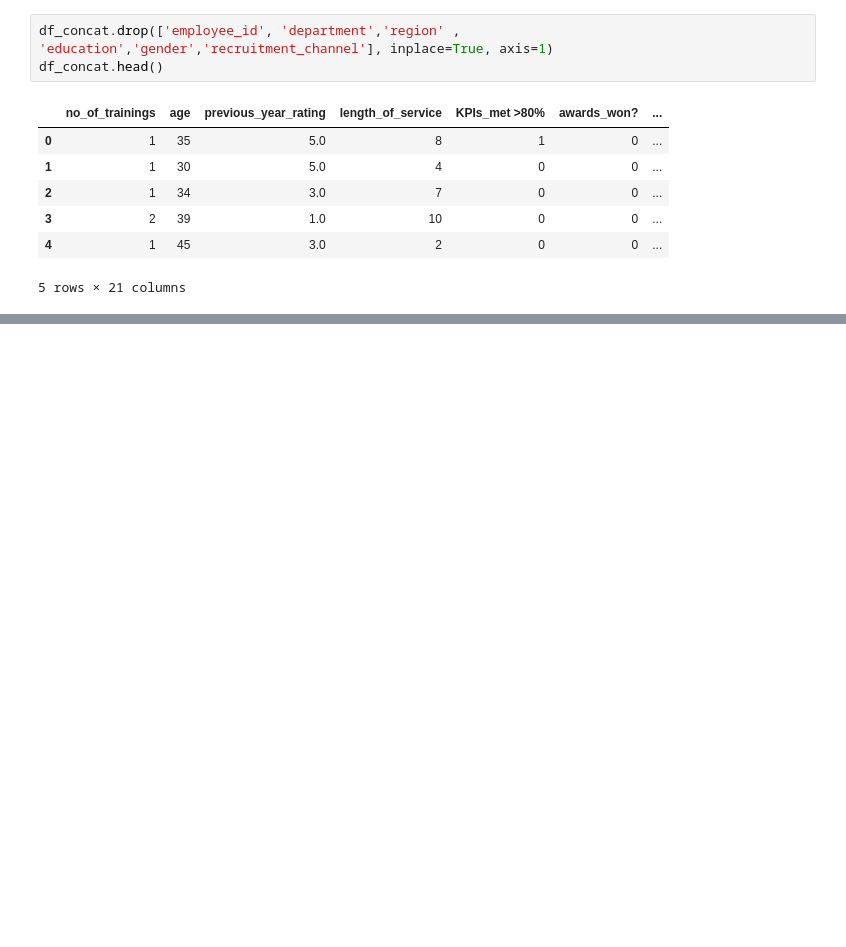
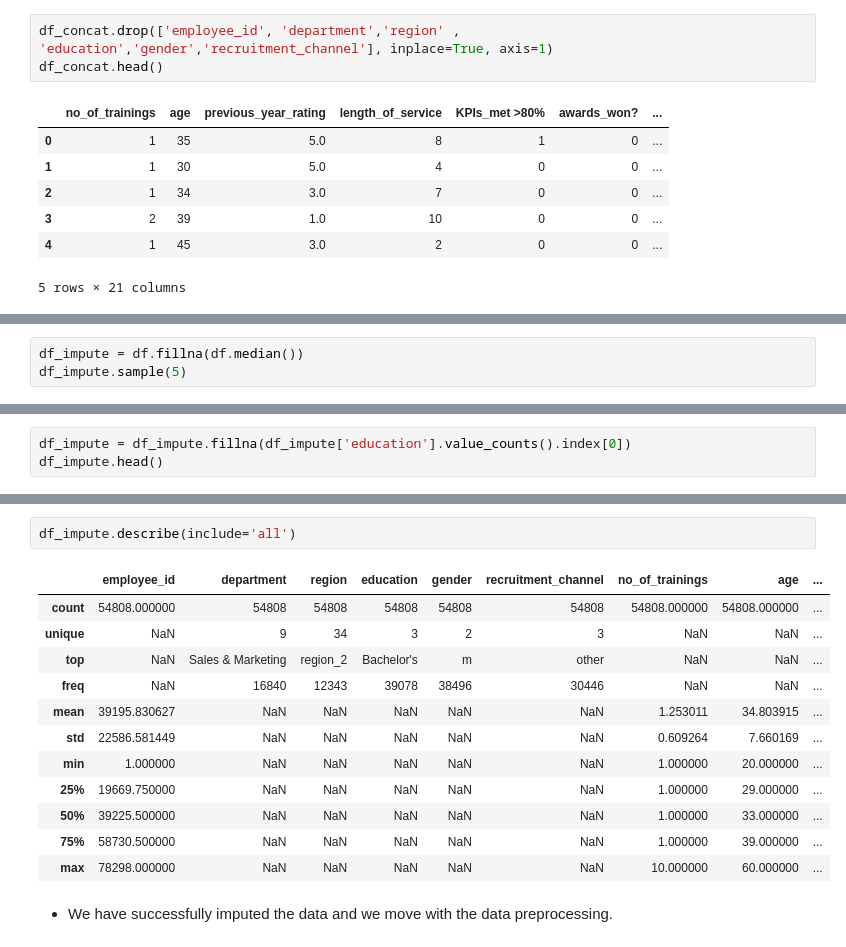
Before and after one commit to evansmatey/Project-Work, a Jupyter notebook: Project Data Cleaning.ipynb, the cells around one changed output, grey strips where cells are left out. Saved outputs shown, nothing was run; the diff lists cells and outputs as text; blank space fills up the shorter version.

```diff
--- a/Project Data Cleaning.ipynb
+++ b/Project Data Cleaning.ipynb
@@ -458,0 +465,3 @@ df_concat.head()
+# %%
+df_impute = df.fillna(df.median())
+df_impute.sample(5)
@@ -458,0 +493,3 @@ df_concat.head()
+# %%
+df_impute = df_impute.fillna(df_impute['education'].value_counts().index[0])
+df_impute.head()
@@ -458,0 +521,17 @@ df_concat.head()
+# %%
+df_impute.describe(include='all')
+# %% [output]
+|  | employee_id | department | region | education | gender | recruitment_channel | no_of_trainings | age | ... |
+| count | 54808.000000 | 54808 | 54808 | 54808 | 54808 | 54808 | 54808.000000 | 54808.000000 | ... |
+| unique | NaN | 9 | 34 | 3 | 2 | 3 | NaN | NaN | ... |
+| top | NaN | Sales & Marketing | region_2 | Bachelor's | m | other | NaN | NaN | ... |
+| freq | NaN | 16840 | 12343 | 39078 | 38496 | 30446 | NaN | NaN | ... |
+| mean | 39195.830627 | NaN | NaN | NaN | NaN | NaN | 1.253011 | 34.803915 | ... |
+| std | 22586.581449 | NaN | NaN | NaN | NaN | NaN | 0.609264 | 7.660169 | ... |
+| min | 1.000000 | NaN | NaN | NaN | NaN | NaN | 1.000000 | 20.000000 | ... |
+| 25% | 19669.750000 | NaN | NaN | NaN | NaN | NaN | 1.000000 | 29.000000 | ... |
+| 50% | 39225.500000 | NaN | NaN | NaN | NaN | NaN | 1.000000 | 33.000000 | ... |
+| 75% | 58730.500000 | NaN | NaN | NaN | NaN | NaN | 1.000000 | 39.000000 | ... |
+| max | 78298.000000 | NaN | NaN | NaN | NaN | NaN | 10.000000 | 60.000000 | ... |
+# %% [markdown]
+* We have successfully imputed the data and we move with the data preprocessing.
```
Also changed, not shown: parts of 13 cells of this notebook.
